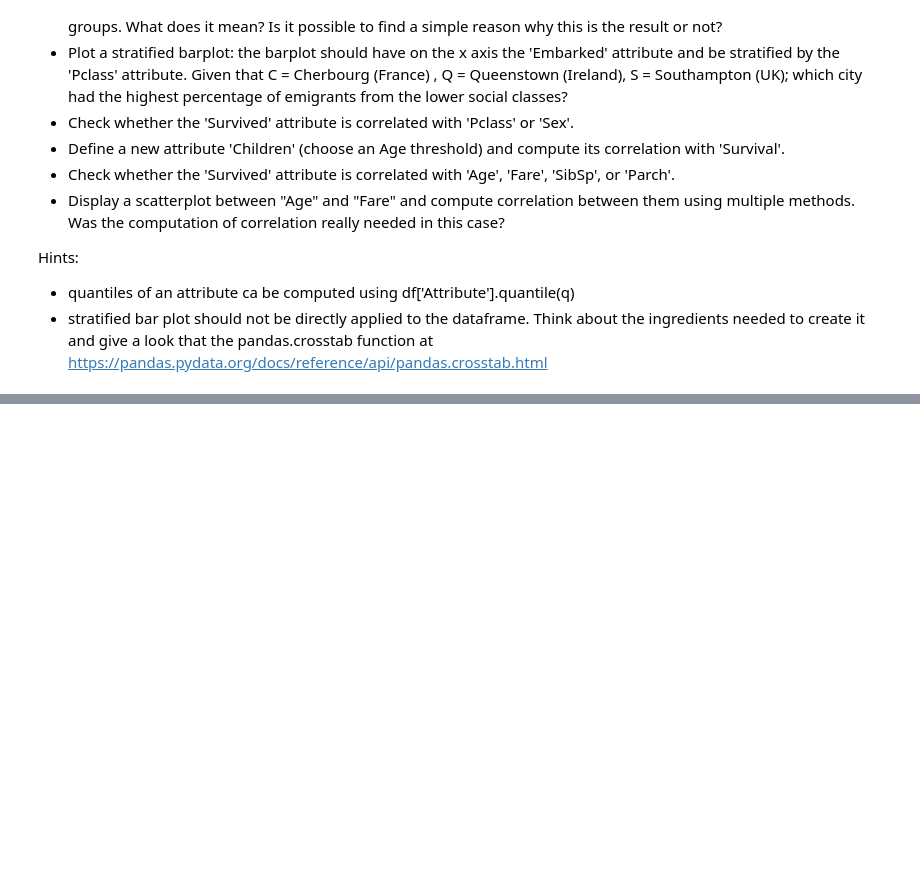
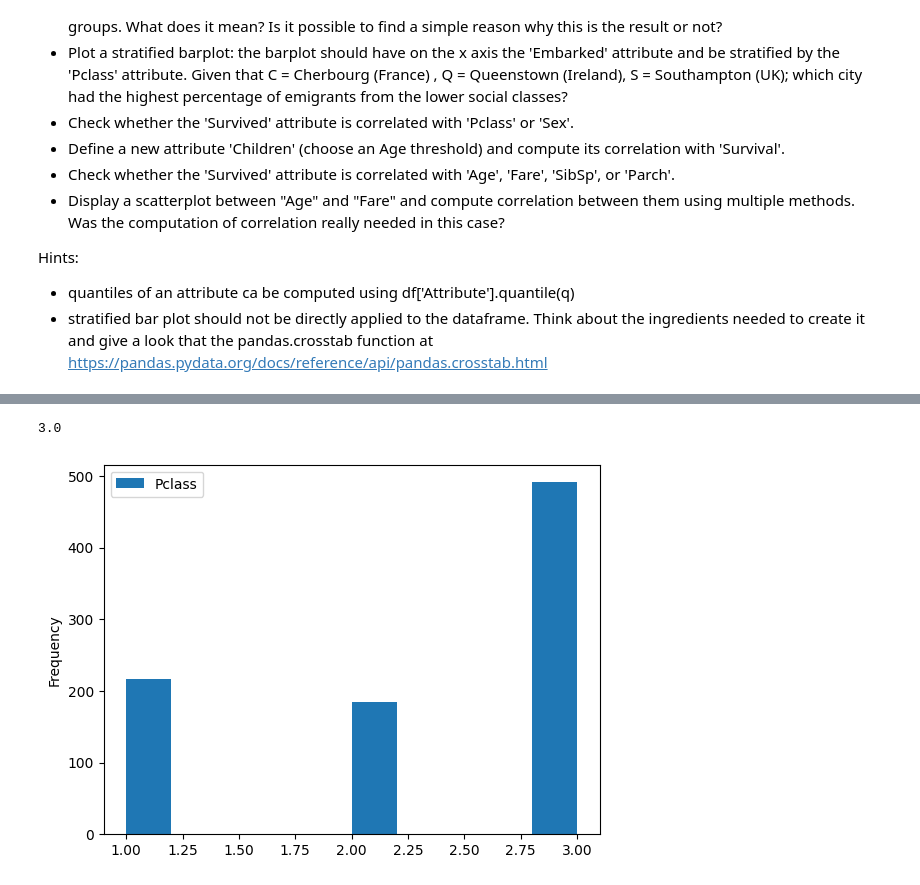
Before and after one commit to ManuelTestoni/BigData, a Jupyter notebook: Explorative_Data_Analysis/EDA1_S.ipynb, the cells around one changed output, grey strips where cells are left out. Saved outputs shown, nothing was run; the diff lists cells and outputs as text; code cells hidden in the pictures; blank space fills up the shorter version.

```diff
--- a/Explorative_Data_Analysis/EDA1_S.ipynb
+++ b/Explorative_Data_Analysis/EDA1_S.ipynb
@@ -176,0 +185,7 @@ Hints:
+# %%
+df.plot.hist(column='Pclass')
+#É un valore ordinale e indica la classe del biglietto, possiamo usare mediana e moda.
+print(df['Pclass'].median())
+# %% [output]
+3.0
+[figure, added]
```
Also changed, not shown: parts of 8 cells of this notebook, 1 other file.
